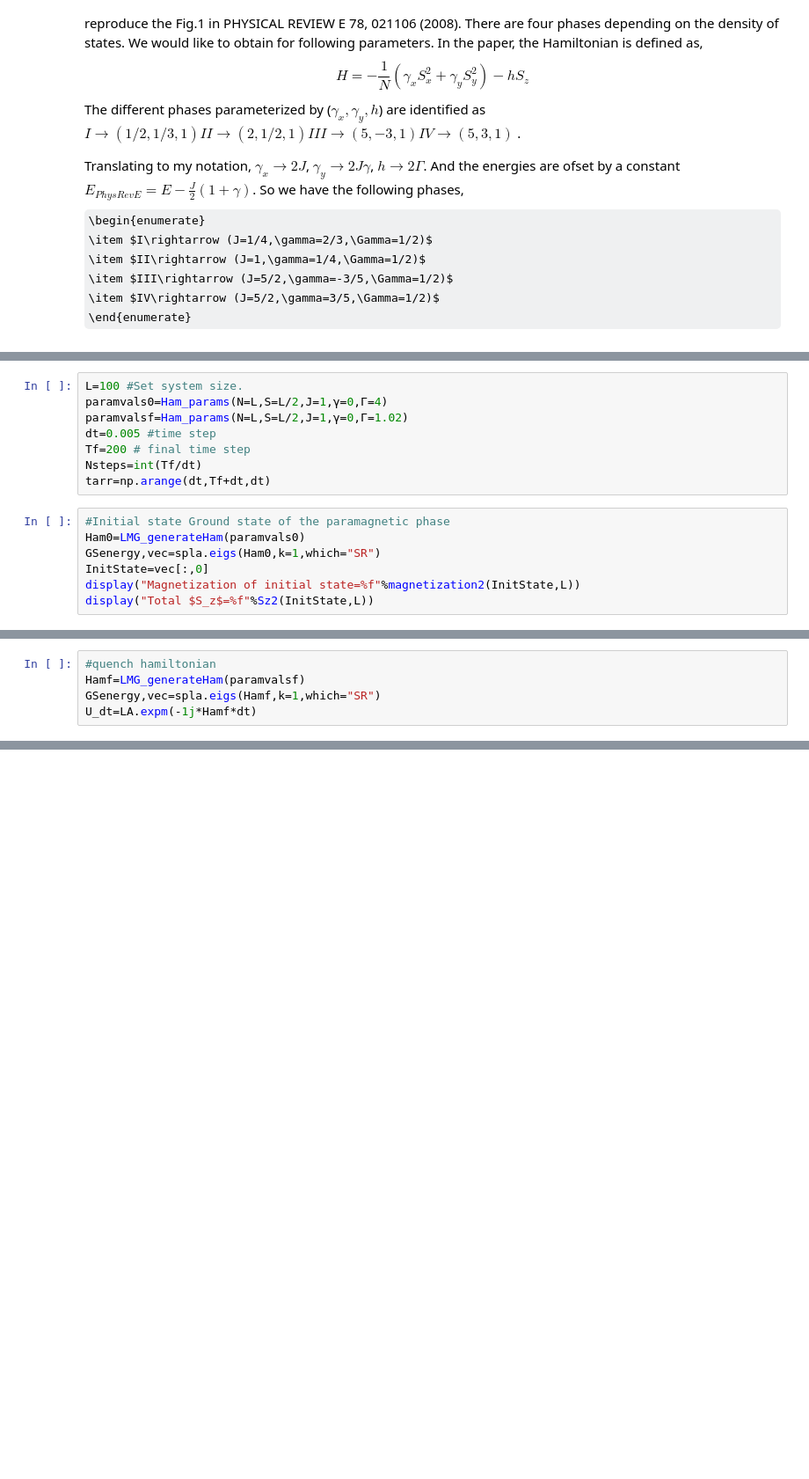
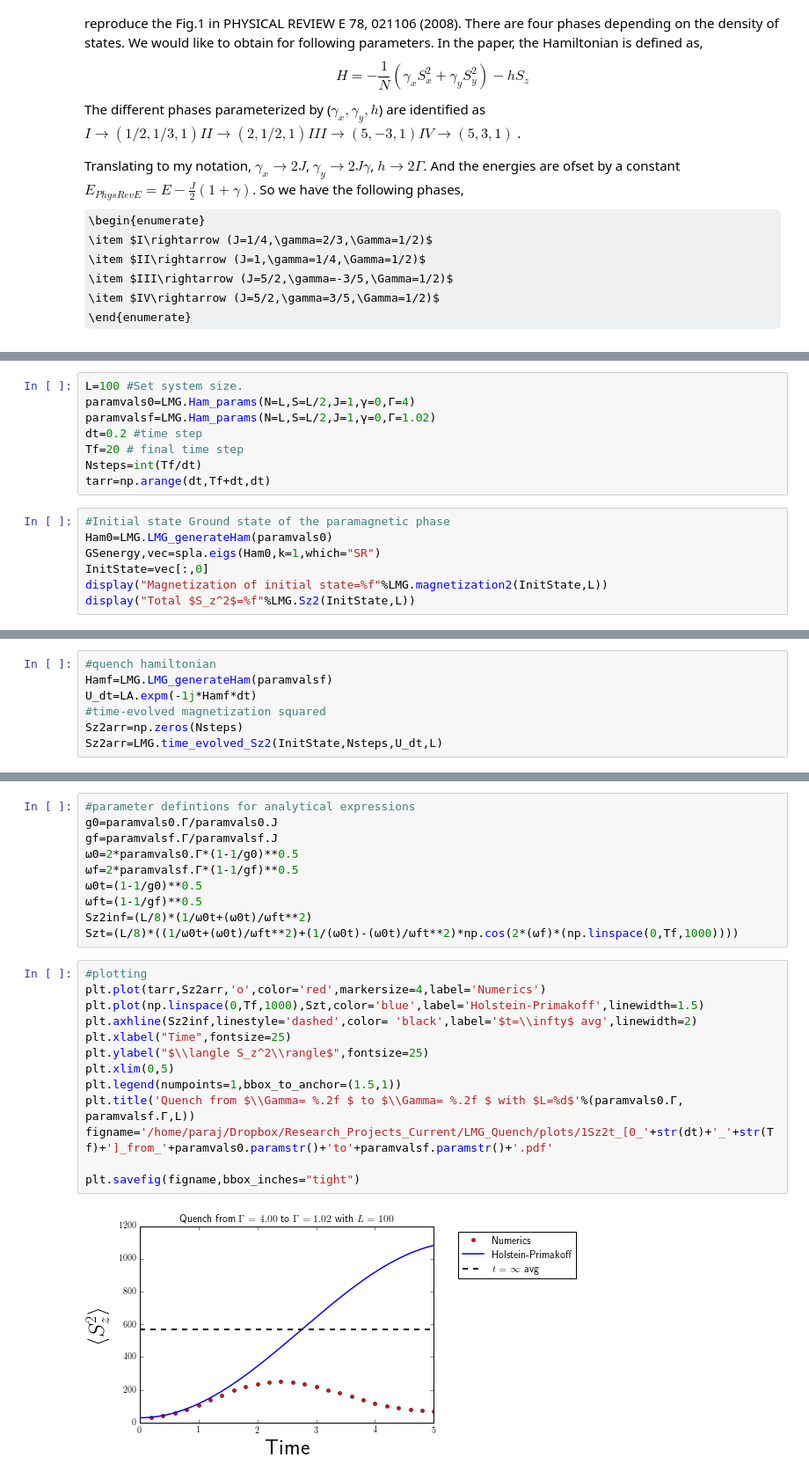
Before and after one commit to paraj003/LMG_quench, a Jupyter notebook: LMG_sim.ipynb, the cells around one changed output, grey strips where cells are left out. Shown at 88% size. Cells and saved outputs as stored; diff of their text form; some formulas as TeX source; blank space fills up the shorter version.

```diff
--- a/LMG_sim.ipynb
+++ b/LMG_sim.ipynb
@@ -225,18 +229,18 @@ For the numerics we choose the parameters,
 \end{itemize}
 # %%
 L=100 #Set system size.
-paramvals0=Ham_params(N=L,S=L/2,J=1,γ=0,Γ=4)
-paramvalsf=Ham_params(N=L,S=L/2,J=1,γ=0,Γ=1.02)
-dt=0.005 #time step
-Tf=200 # final time step
+paramvals0=LMG.Ham_params(N=L,S=L/2,J=1,γ=0,Γ=4)
+paramvalsf=LMG.Ham_params(N=L,S=L/2,J=1,γ=0,Γ=1.02)
+dt=0.2 #time step
+Tf=20 # final time step
 Nsteps=int(Tf/dt)
 tarr=np.arange(dt,Tf+dt,dt)
 # %%
 #Initial state Ground state of the paramagnetic phase
-Ham0=LMG_generateHam(paramvals0)
+Ham0=LMG.LMG_generateHam(paramvals0)
 GSenergy,vec=spla.eigs(Ham0,k=1,which="SR")
 InitState=vec[:,0]
-display("Magnetization of initial state=%f"%magnetization2(InitState,L))
-display("Total $S_z$=%f"%Sz2(InitState,L))
+display("Magnetization of initial state=%f"%LMG.magnetization2(InitState,L))
+display("Total $S_z^2$=%f"%LMG.Sz2(InitState,L))
 # %% [output]
 'Magnetization of initial state=0.011524'
@@ -244,5 +248,7 @@ display("Total $S_z$=%f"%Sz2(InitState,L))
 # %%
 #quench hamiltonian
-Hamf=LMG_generateHam(paramvalsf)
-GSenergy,vec=spla.eigs(Hamf,k=1,which="SR")
+Hamf=LMG.LMG_generateHam(paramvalsf)
 U_dt=LA.expm(-1j*Hamf*dt)
+#time-evolved magnetization squared
+Sz2arr=np.zeros(Nsteps)
+Sz2arr=LMG.time_evolved_Sz2(InitState,Nsteps,U_dt,L)
@@ -275,0 +257,25 @@ paramvals0.Γ
+# %%
+#parameter defintions for analytical expressions
+g0=paramvals0.Γ/paramvals0.J
+gf=paramvalsf.Γ/paramvalsf.J
+ω0=2*paramvals0.Γ*(1-1/g0)**0.5
+ωf=2*paramvalsf.Γ*(1-1/gf)**0.5
+ω0t=(1-1/g0)**0.5
+ωft=(1-1/gf)**0.5
+Sz2inf=(L/8)*(1/ω0t+(ω0t)/ωft**2)
+Szt=(L/8)*((1/ω0t+(ω0t)/ωft**2)+(1/(ω0t)-(ω0t)/ωft**2)*np.cos(2*(ωf)*(np.linspace(0,Tf,1000))))
+# %%
+#plotting
+plt.plot(tarr,Sz2arr,'o',color='red',markersize=4,label='Numerics')
+plt.plot(np.linspace(0,Tf,1000),Szt,color='blue',label='Holstein-Primakoff',linewidth=1.5)
+plt.axhline(Sz2inf,linestyle='dashed',color= 'black',label='$t=\\infty$ avg',linewidth=2)
+plt.xlabel("Time",fontsize=25)
+plt.ylabel("$\\langle S_z^2\\rangle$",fontsize=25)
+plt.xlim(0,5)
+plt.legend(numpoints=1,bbox_to_anchor=(1.5,1))
+plt.title('Quench from $\\Gamma= %.2f $ to $\\Gamma= %.2f $ with $L=%d$'%(paramvals0.Γ, paramvalsf.Γ,L))
+figname='/home/paraj/Dropbox/Research_Projects_Current/LMG_Quench/plots/1Sz2t_[0_'+str(dt)+'_'+str(Tf)+']_from_'+paramvals0.paramstr()+'to'+paramvalsf.paramstr()+'.pdf'
+
+plt.savefig(figname,bbox_inches="tight")
+# %% [output]
+[figure, added]
```
Also changed, not shown: parts of 29 cells of this notebook, 1 other file.
